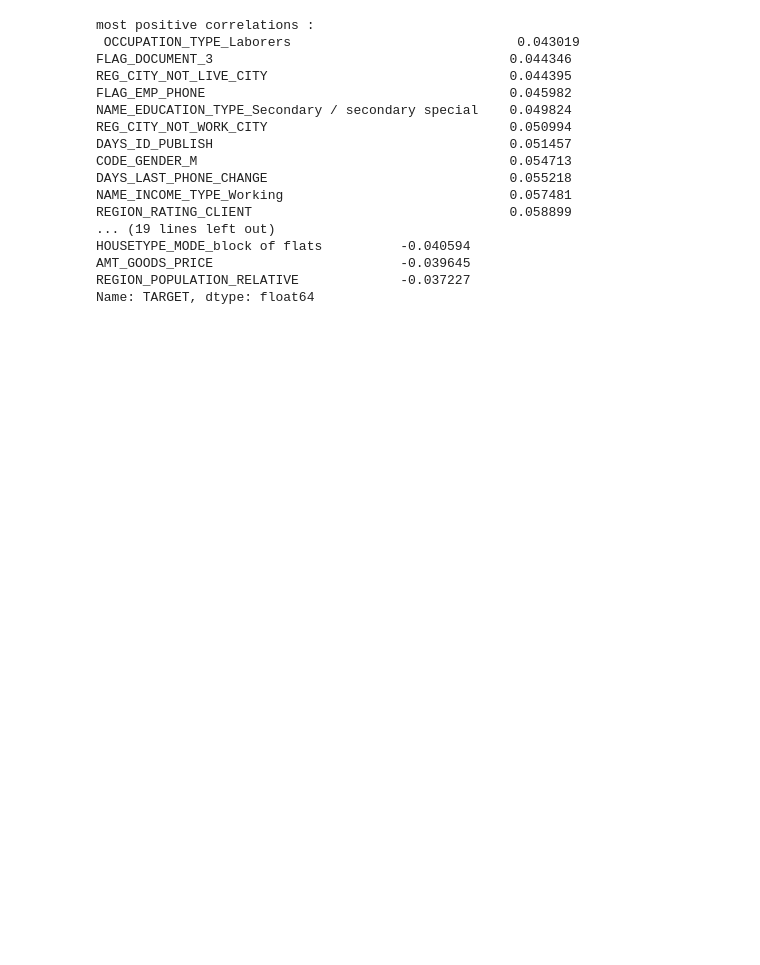
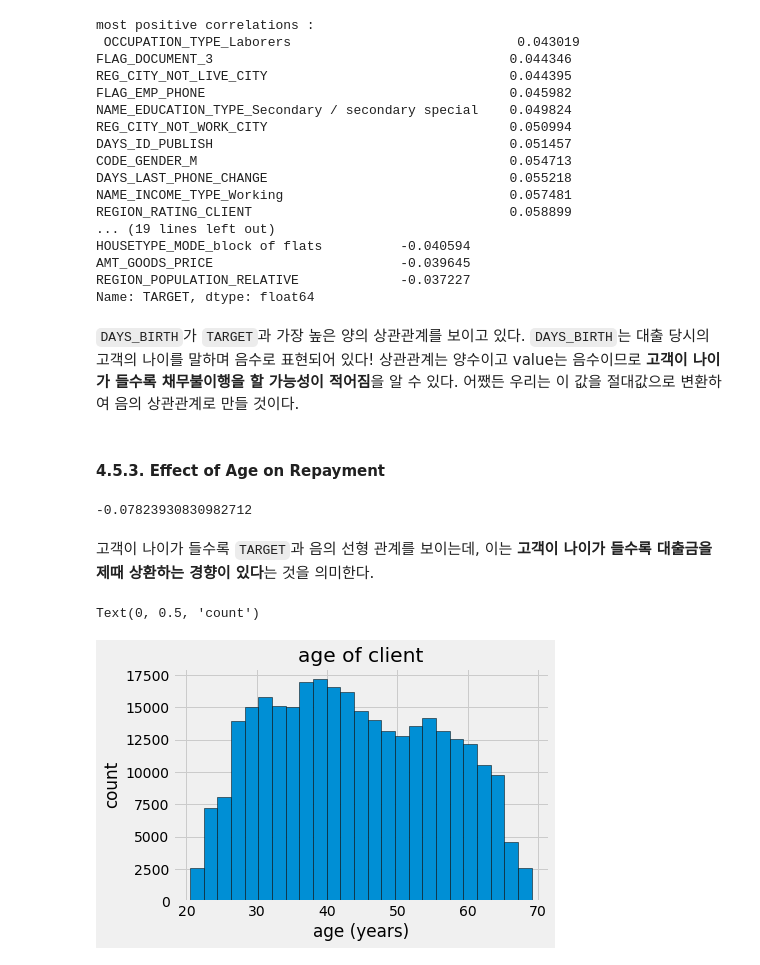
Before and after one commit to CoodingPenguin/kaggle-newbie, a Jupyter notebook: 3_home_credit_default_risk/1_home_credit_default_risk_willkoehrsen/1_home_credit_default_risk_willkoehrsen_2020-08-17.ipynb, the cells around one changed output. Cells and saved outputs as stored; diff of their text form; code cells hidden in the pictures; blank space fills up the shorter version.

```diff
--- a/3_home_credit_default_risk/1_home_credit_default_risk_willkoehrsen/1_home_credit_default_risk_willkoehrsen_2020-08-17.ipynb
+++ b/3_home_credit_default_risk/1_home_credit_default_risk_willkoehrsen/1_home_credit_default_risk_willkoehrsen_2020-08-17.ipynb
@@ -426,3 +426,26 @@ HOUSETYPE_MODE_block of flats          -0.040594
 AMT_GOODS_PRICE                        -0.039645
 REGION_POPULATION_RELATIVE             -0.037227
 Name: TARGET, dtype: float64
+# %% [markdown]
+`DAYS_BIRTH`가 `TARGET`과 가장 높은 양의 상관관계를 보이고 있다. `DAYS_BIRTH`는 대출 당시의 고객의 나이를 말하며 음수로 표현되어 있다! 상관관계는 양수이고 value는 음수이므로 **고객이 나이가 들수록 채무불이행을 할 가능성이 적어짐**을 알 수 있다. 어쨌든 우리는 이 값을 절대값으로 변환하여 음의 상관관계로 만들 것이다.
+# %% [markdown]
+#### 4.5.3. Effect of Age on Repayment
+# %%
+# 양수로 표현된 birth와 target의 상관계수
+app_train['DAYS_BIRTH'] = abs(app_train['DAYS_BIRTH'])
+app_train['DAYS_BIRTH'].corr(app_train['TARGET'])
+# %% [output]
+-0.07823930830982712
+# %% [markdown]
+고객이 나이가 들수록 `TARGET`과 음의 선형 관계를 보이는데, 이는 **고객이 나이가 들수록 대출금을 제때 상환하는 경향이 있다**는 것을 의미한다.
+# %%
+plt.style.use('fivethirtyeight')
+
+# age의 분포 - histogram
+plt.hist(app_train['DAYS_BIRTH'] / 365, edgecolor='k', bins=25)
+plt.title('age of client')
+plt.xlabel('age (years)')
+plt.ylabel('count')
+# %% [output]
+Text(0, 0.5, 'count')
+[figure, added]
```
Also changed, not shown: parts of 34 cells of this notebook.
